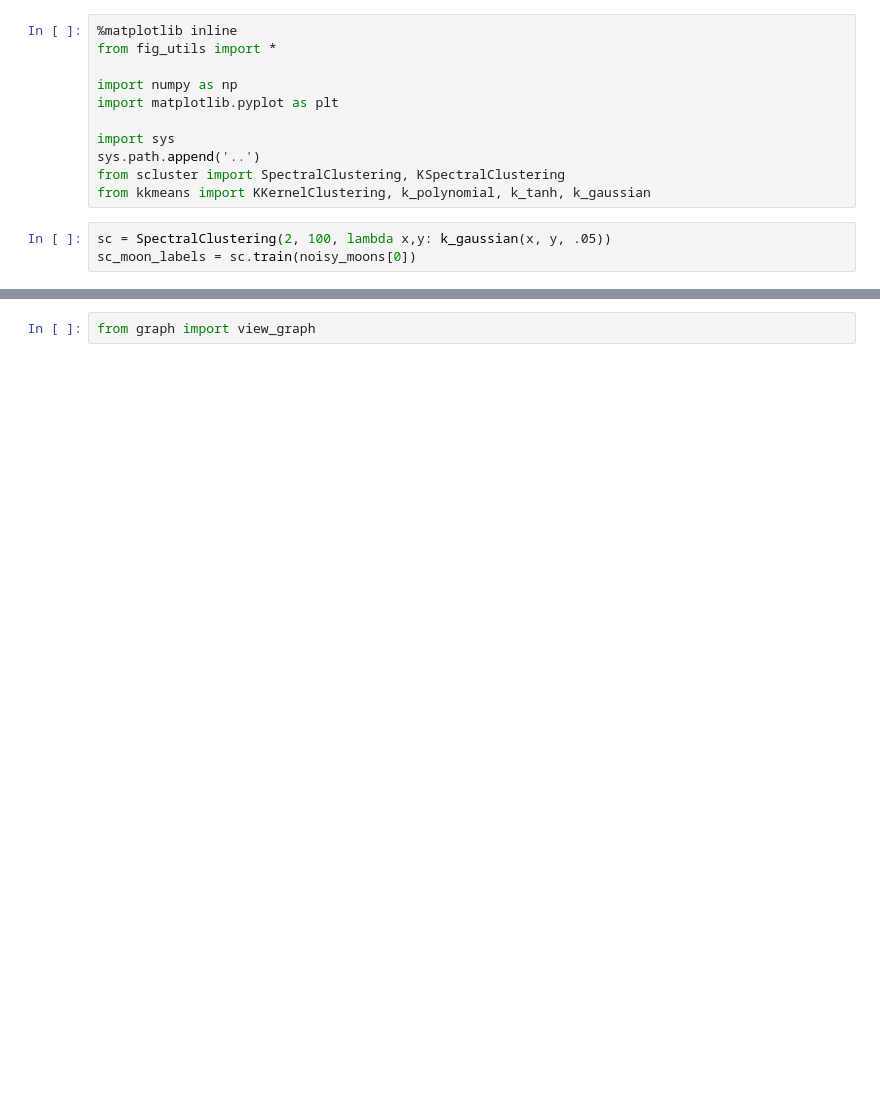
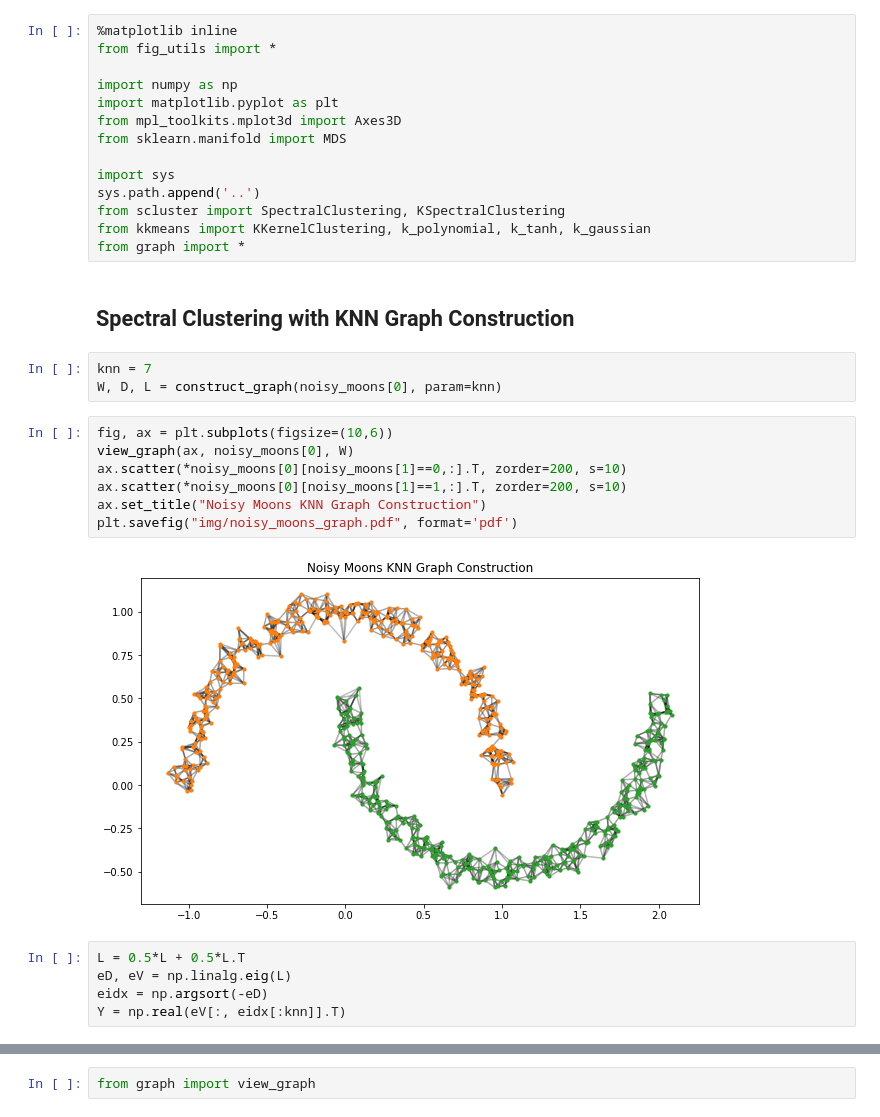
Before and after one commit to EthanJamesLew/PSU_STAT671, a Jupyter notebook: project/figures/spectral_clustering.ipynb, the cells around one changed output, grey strips where cells are left out. Cells and saved outputs as stored; diff of their text form; blank space fills up the shorter version.

```diff
--- a/project/figures/spectral_clustering.ipynb
+++ b/project/figures/spectral_clustering.ipynb
@@ -4,11 +4,30 @@ from fig_utils import *
 
 import numpy as np
 import matplotlib.pyplot as plt
+from mpl_toolkits.mplot3d import Axes3D
+from sklearn.manifold import MDS
 
 import sys
 sys.path.append('..')
 from scluster import SpectralClustering, KSpectralClustering
 from kkmeans import KKernelClustering, k_polynomial, k_tanh, k_gaussian
+from graph import *
-# %%
-sc = SpectralClustering(2, 100, lambda x,y: k_gaussian(x, y, .05))
-sc_moon_labels = sc.train(noisy_moons[0])
+# %% [markdown]
+## Spectral Clustering with KNN Graph Construction
+# %%
+knn = 7
+W, D, L = construct_graph(noisy_moons[0], param=knn)
+# %%
+fig, ax = plt.subplots(figsize=(10,6))
+view_graph(ax, noisy_moons[0], W)
+ax.scatter(*noisy_moons[0][noisy_moons[1]==0,:].T, zorder=200, s=10)
+ax.scatter(*noisy_moons[0][noisy_moons[1]==1,:].T, zorder=200, s=10)
+ax.set_title("Noisy Moons KNN Graph Construction")
+plt.savefig("img/noisy_moons_graph.pdf", format='pdf')
+# %% [output]
+[figure, added]
+# %%
+L = 0.5*L + 0.5*L.T
+eD, eV = np.linalg.eig(L)
+eidx = np.argsort(-eD)
+Y = np.real(eV[:, eidx[:knn]].T)
```
Also changed, not shown: parts of 9 cells of this notebook, 6 other files.
